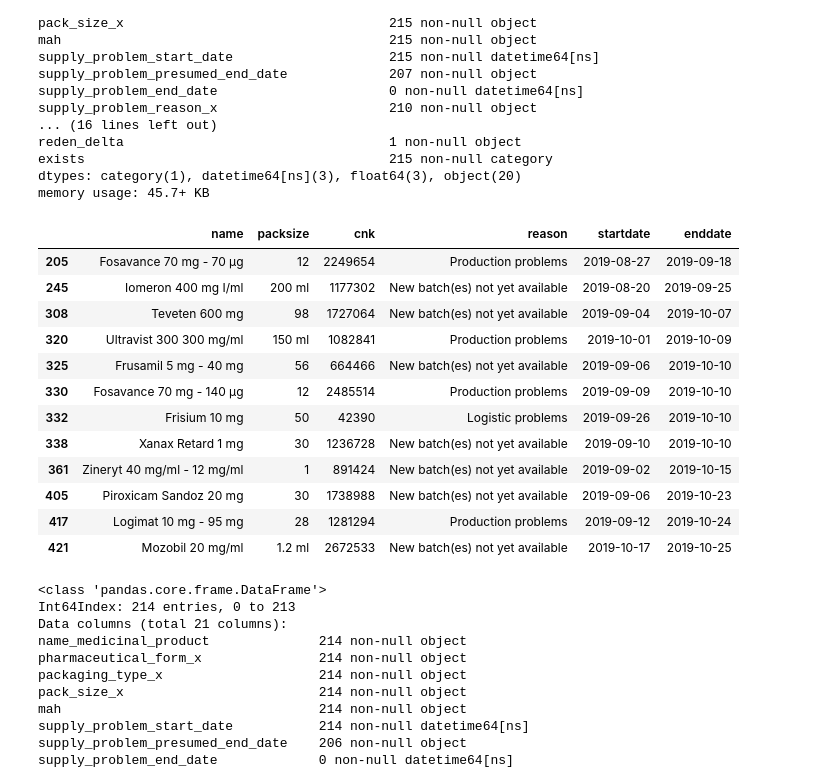
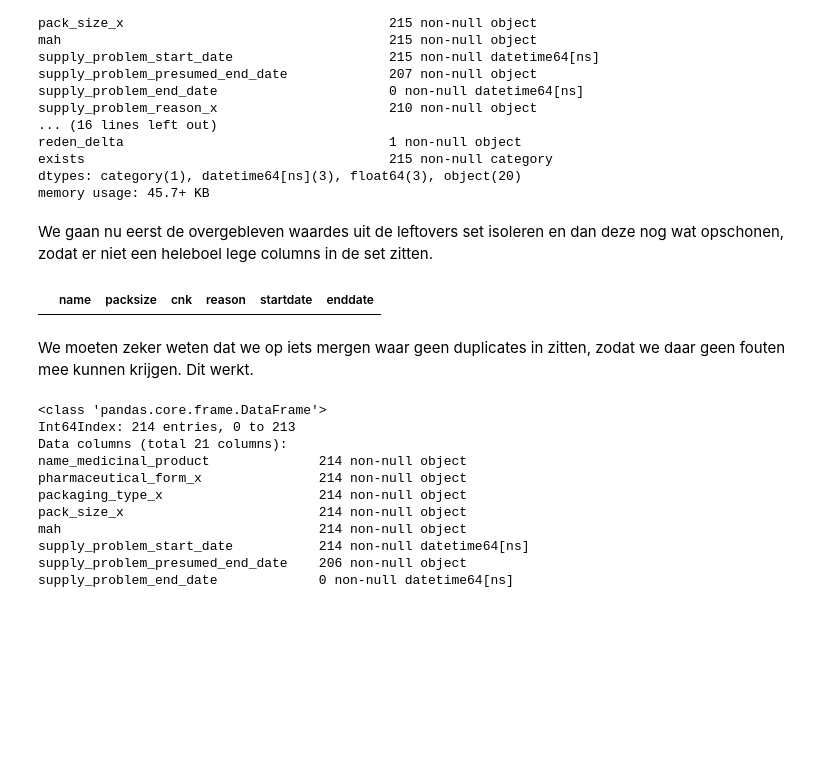
Before and after one commit to ducoquelicot/old_vrtnwsdata, a Jupyter notebook: zorg/exploration.ipynb, the cells around one changed output. Cells and saved outputs as stored; diff of their text form; code cells hidden in the pictures; blank space fills up the shorter version.

```diff
--- a/zorg/exploration.ipynb
+++ b/zorg/exploration.ipynb
@@ -398,8 +396,6 @@ We hebben nog één overlap over. Dat wil zeggen dat we 214 waardes hebben waar
 lastresort = pd.read_csv('zorg/lastresort.csv', sep=';', parse_dates=['StartDate', 'EndDate'], dayfirst=True)
 # %%
 lastresort.columns = lastresort.columns.str.strip().str.lower().str.replace(' ', '_').str.replace('(', '').str.replace(')', '').str.replace('-', '')
-# %%
-lastresort = lastresort.drop(columns=['unnamed:_6'])
 # %%
 lastresort.head()
 # %% [output]
@@ -429,26 +425,18 @@ reden_delta                                  1 non-null object
 exists                                       215 non-null category
 dtypes: category(1), datetime64[ns](3), float64(3), object(20)
 memory usage: 45.7+ KB
+# %% [markdown]
+We gaan nu eerst de overgebleven waardes uit de leftovers set isoleren en dan deze nog wat opschonen, zodat er niet een heleboel lege columns in de set zitten.
 # %%
 last_leftovers = leftovers_final[leftovers_final.exists != 'both']
 # %%
 last_leftovers = last_leftovers.drop(columns=['benaming', 'farmaceutische_vorm', 'verpakkingstype', 'verpakkingsgrootte', 'cnk', 'fmd_code', 'vergunninghouder', 'begindatum_onbeschikbaarheid', 'vermoedelijke_einddatum_onbeschikbaarheid', 'reden_onbeschikbaarheid', 'parallel_verdeler', 'reden_delta', 'exists'])
 # %%
-lastresort[lastresort.duplicated(['cnk', 'packsize'])]
+lastresort[lastresort.duplicated(['cnk', 'packsize', 'startdate'])]
 # %% [output]
 |  | name | packsize | cnk | reason | startdate | enddate |
-| 205 | Fosavance 70 mg - 70 µg | 12 | 2249654 | Production problems | 2019-08-27 | 2019-09-18 |
-| 245 | Iomeron 400 mg I/ml | 200 ml | 1177302 | New batch(es) not yet available | 2019-08-20 | 2019-09-25 |
-| 308 | Teveten 600 mg | 98 | 1727064 | New batch(es) not yet available | 2019-09-04 | 2019-10-07 |
-| 320 | Ultravist 300 300 mg/ml | 150 ml | 1082841 | Production problems | 2019-10-01 | 2019-10-09 |
-| 325 | Frusamil 5 mg - 40 mg | 56 | 664466 | New batch(es) not yet available | 2019-09-06 | 2019-10-10 |
-| 330 | Fosavance 70 mg - 140 µg | 12 | 2485514 | Production problems | 2019-09-09 | 2019-10-10 |
-| 332 | Frisium 10 mg | 50 | 42390 | Logistic problems | 2019-09-26 | 2019-10-10 |
-| 338 | Xanax Retard 1 mg | 30 | 1236728 | New batch(es) not yet available | 2019-09-10 | 2019-10-10 |
-| 361 | Zineryt 40 mg/ml - 12 mg/ml | 1 | 891424 | New batch(es) not yet available | 2019-09-02 | 2019-10-15 |
-| 405 | Piroxicam Sandoz 20 mg | 30 | 1738988 | New batch(es) not yet available | 2019-09-06 | 2019-10-23 |
-| 417 | Logimat 10 mg - 95 mg | 28 | 1281294 | Production problems | 2019-09-12 | 2019-10-24 |
-| 421 | Mozobil 20 mg/ml | 1.2 ml | 2672533 | New batch(es) not yet available | 2019-10-17 | 2019-10-25 |
+# %% [markdown]
+We moeten zeker weten dat we op iets mergen waar geen duplicates in zitten, zodat we daar geen fouten mee kunnen krijgen. Dit werkt.
 # %%
 final_merge = pd.merge(last_leftovers, lastresort, left_on=['name_medicinal_product', 'supply_problem_start_date', 'pack_size_x'], right_on=['name', 'startdate', 'packsize'], how='left', indicator='exists')
 # %%
```
Also changed, not shown: parts of 119 cells of this notebook, 5 other files.
